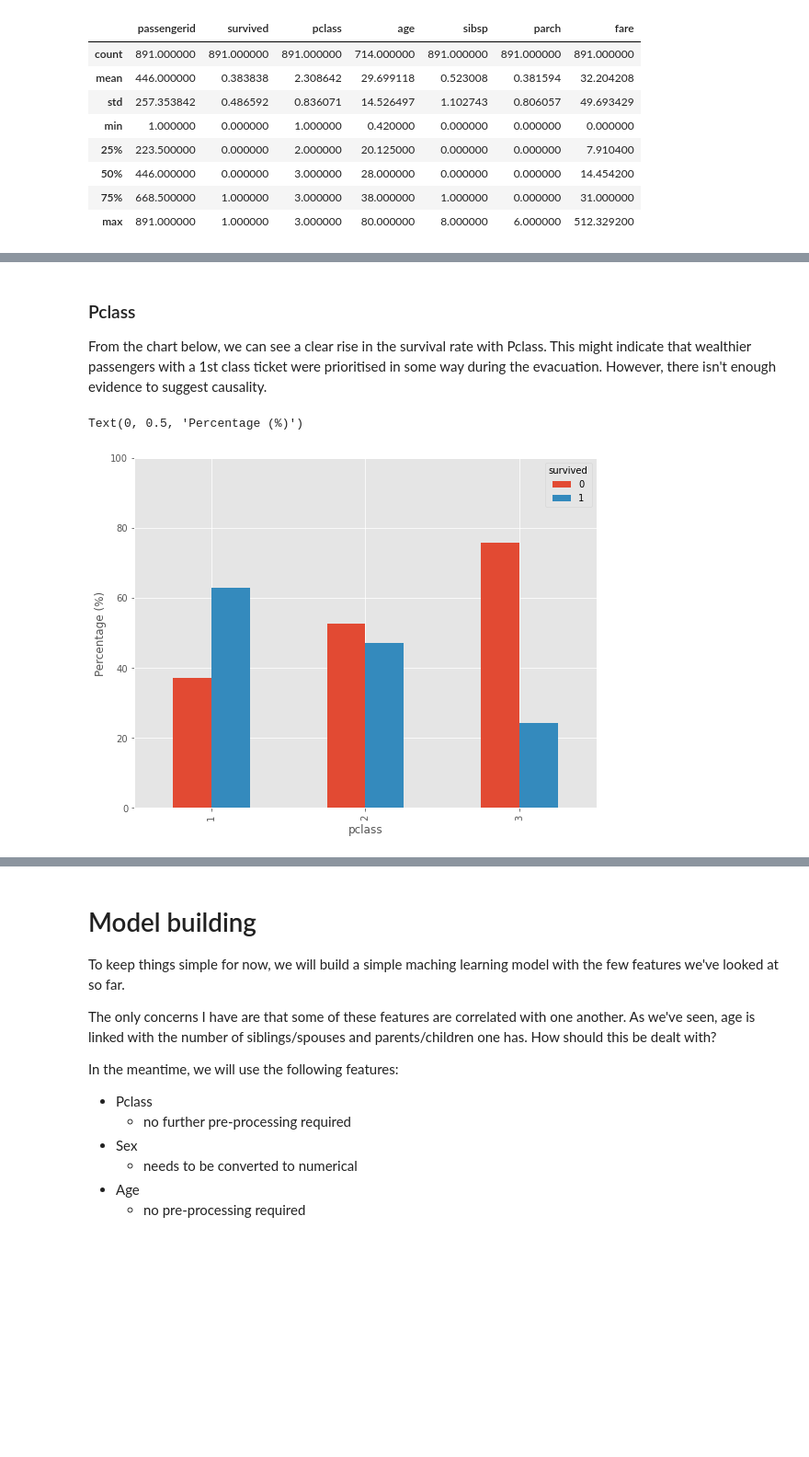
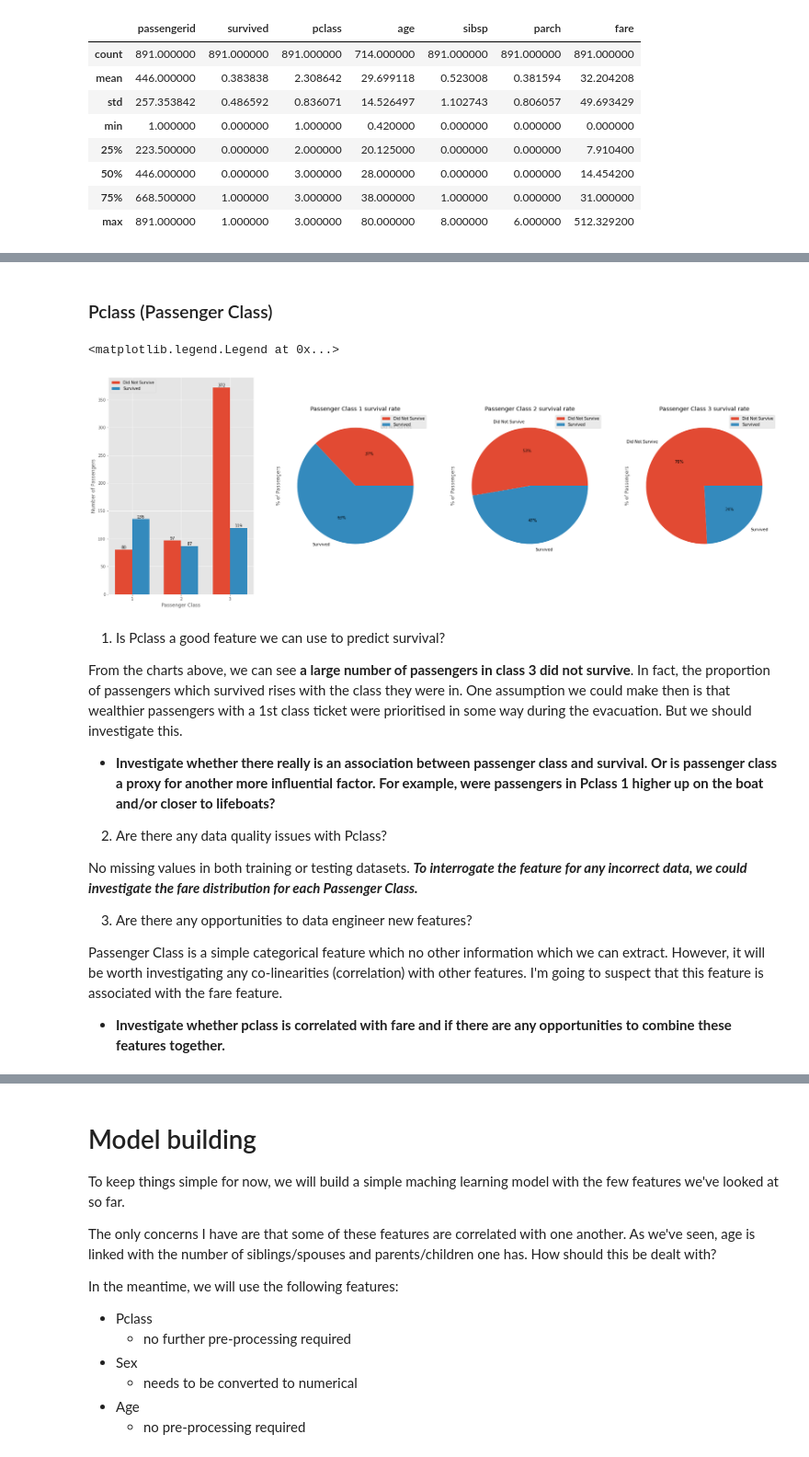
Before and after one commit to danielsuarez-mash/titanic_project, a Jupyter notebook: titanic.ipynb, the cells around one changed output, grey strips where cells are left out. Shown at 92% size. Saved outputs shown, nothing was run; the diff lists cells and outputs as text; code cells hidden in the pictures; blank space fills up the shorter version.

```diff
--- a/titanic.ipynb
+++ b/titanic.ipynb
@@ -118,14 +116,68 @@ Text(0.5, 0, 'Survived (0 false, 1 true)')
 # %% [markdown]
-### Pclass
-
-From the chart below, we can see a clear rise in the survival rate with Pclass. This might indicate that wealthier passengers with a 1st class ticket were prioritised in some way during the evacuation. However, there isn't enough evidence to suggest causality.
+### Pclass (Passenger Class)
-# %%
-pclass_pct = (train.groupby(['pclass', 'survived']).passengerid.count() / train.groupby(['pclass', 'survived']).passengerid.count().unstack().sum(axis = 'columns'))*100
-pclass_pct.unstack().plot(kind = 'bar', figsize = (9,7))
-plt.ylim(bottom = 0, top = 100)
-plt.ylabel('Percentage (%)')
-# %% [output]
-Text(0, 0.5, 'Percentage (%)')
-[figure, removed]
+# %%
+# group by
+data = train_copy.groupby(['pclass', 'survived']).passengerid.count().unstack()
+
+# set up figure and axes
+figure, (ax, ax1, ax2, ax3) = plt.subplots(1, 4, figsize = (30,10))
+
+####### BAR CHART #######
+
+x = np.array([1, 2, 3]) # set passenger classes as x-axis
+width = 0.35 # width of bars
+
+bars_1 = ax.bar(x = x-width/2, height = data[0], width = width, label = 'Did Not Survive') # first set of bars
+bars_2 = ax.bar(x = x+width/2, height = data[1], width = width, label = 'Survived') # second set of bars
+
+ax.set_xticks(ticks = x) # make sure only pclasses are shown on x-axes
+ax.set_xlabel('Passenger Class')
+ax.set_ylabel('Number of Passengers')
+ax.bar_label(container=bars_1, labels = data[0]) # label 1st set of bars
+ax.bar_label(container=bars_2, labels = data[1]) # label 2nd set of bars
+ax.legend()
+
+####### PIE CHARTS ########
+
+# survival rate for pclass 1
+pclass1 = train_copy[train_copy['pclass'] == 1].groupby('survived').passengerid.count()
+pclass1.plot.pie(ax = ax1, radius=1, autopct='%.0f%%', labels = ['Did Not Survive', 'Survived'])
+ax1.set_title('Passenger Class 1 survival rate')
+ax1.set_ylabel('% of Passengers')
+ax1.legend()
+
+# survival rate for pclass 2
+pclass2 = train_copy[train_copy['pclass'] == 2].groupby('survived').passengerid.count()
+pclass2.plot.pie(ax = ax2, radius=1, autopct='%.0f%%', labels = ['Did Not Survive', 'Survived'])
+ax2.set_title('Passenger Class 2 survival rate')
+ax2.set_ylabel('% of Passengers')
+ax2.legend()
+
+# survival rate for pclass 3
+pclass3 = train_copy[train_copy['pclass'] == 3].groupby('survived').passengerid.count()
+pclass3.plot.pie(ax = ax3, radius=1, autopct='%.0f%%', labels = ['Did Not Survive', 'Survived'])
+ax3.set_title('Passenger Class 3 survival rate')
+ax3.set_ylabel('% of Passengers')
+ax3.legend()
+# %% [output]
+<matplotlib.legend.Legend at 0x...>
+[figure, added]
+# %% [markdown]
+1. Is Pclass a good feature we can use to predict survival?
+
+From the charts above, we can see **a large number of passengers in class 3 did not survive**. In fact, the proportion of passengers which survived rises with the class they were in. One assumption we could make then is that wealthier passengers with a 1st class ticket were prioritised in some way during the evacuation. But we should investigate this.
+
+- **Investigate whether there really is an association between passenger class and survival. Or is passenger class a proxy for another more influential factor. For example, were passengers in Pclass 1 higher up on the boat and/or closer to lifeboats?**
+
+
+2. Are there any data quality issues with Pclass?
+
+No missing values in both training or testing datasets. ***To interrogate the feature for any incorrect data, we could investigate the fare distribution for each Passenger Class.***
+
+3. Are there any opportunities to data engineer new features?
+
+Passenger Class is a simple categorical feature which no other information which we can extract. However, it will be worth investigating any co-linearities (correlation) with other features. I'm going to suspect that this feature is associated with the fare feature.
+
+- **Investigate whether pclass is correlated with fare and if there are any opportunities to combine these features together.**
 # %% [markdown]
 ### Sex
```
Also changed, not shown: parts of 43 cells of this notebook, 6 other files.
